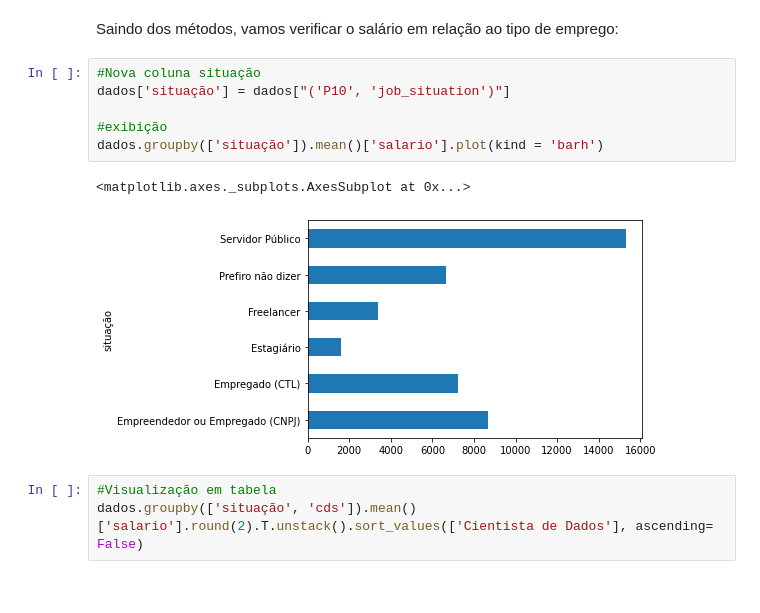
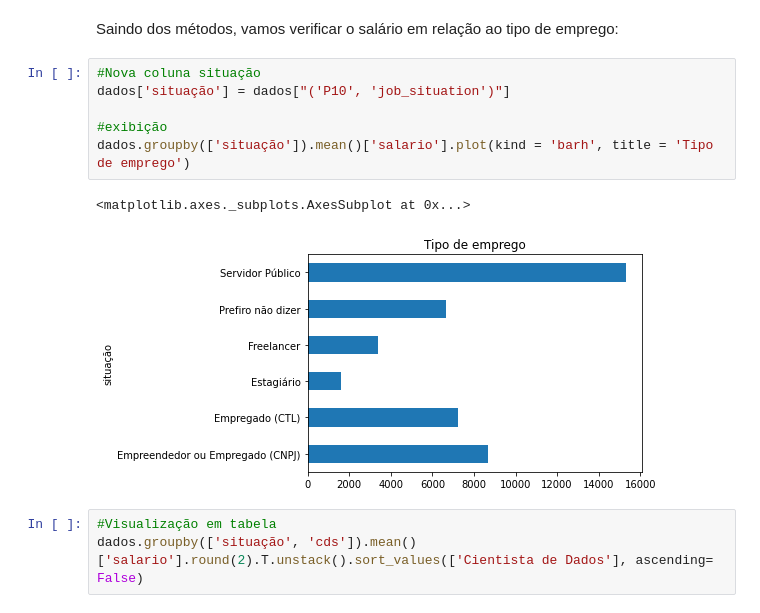
Before and after one commit to victorsponc/cientistas-de-dados-brasil, a Jupyter notebook: Análise_perfil_cientistas_de_dados_Brasil_Victor_Sponchiado.ipynb, the cells around one changed output. Saved outputs shown, nothing was run; the diff lists cells and outputs as text.

```diff
--- a/Análise_perfil_cientistas_de_dados_Brasil_Victor_Sponchiado.ipynb
+++ b/Análise_perfil_cientistas_de_dados_Brasil_Victor_Sponchiado.ipynb
@@ -456,12 +457,12 @@ Saindo dos métodos, vamos verificar o salário em relação ao tipo de emprego:
 # %%
 #Nova coluna situação
 dados['situação'] = dados["('P10', 'job_situation')"]
 
 #exibição
-dados.groupby(['situação']).mean()['salario'].plot(kind = 'barh')
+dados.groupby(['situação']).mean()['salario'].plot(kind = 'barh', title = 'Tipo de emprego')
 # %% [output]
 <matplotlib.axes._subplots.AxesSubplot at 0x...>
-[figure, old version]
+[figure, new version]
 # %%
 #Visualização em tabela
 dados.groupby(['situação', 'cds']).mean()['salario'].round(2).T.unstack().sort_values(['Cientista de Dados'], ascending= False)
```
Also changed, not shown: parts of 11 cells of this notebook.
